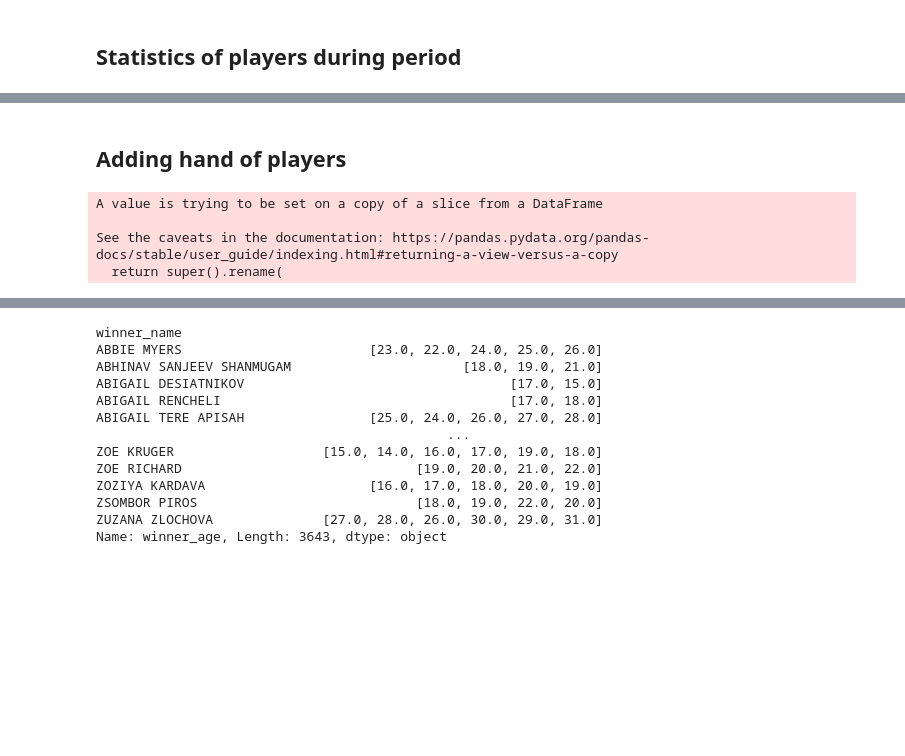
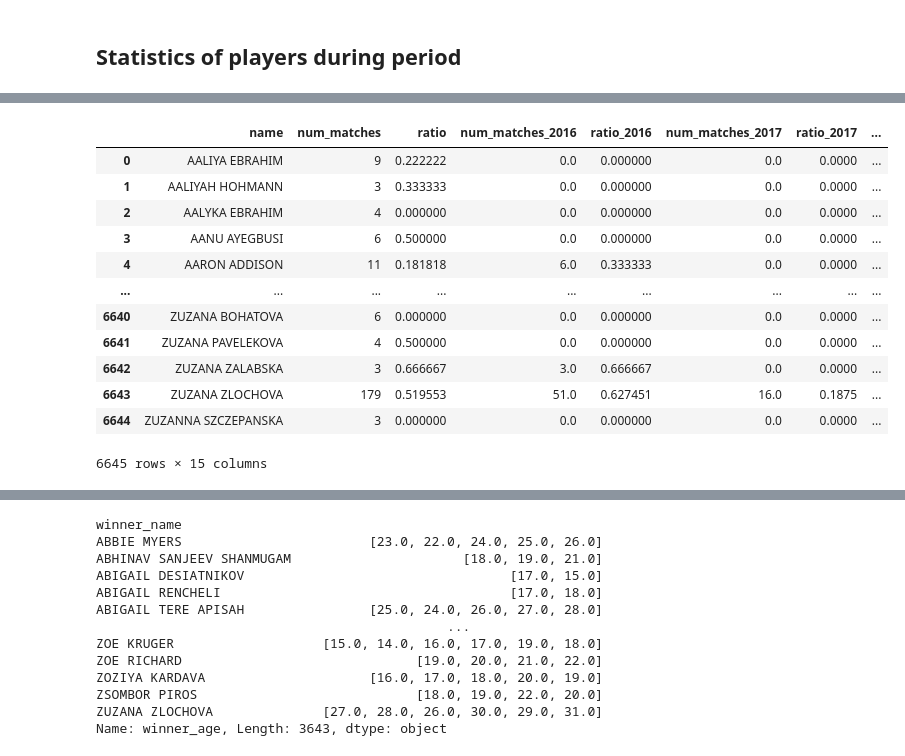
Before and after one commit to mimmo96/DM-project21, a Jupyter notebook: 4_Data_Preparation.ipynb, the cells around one changed output, grey strips where cells are left out. Cells and saved outputs as stored; diff of their text form; code cells hidden in the pictures; blank space fills up the shorter version.

Commit message:
ratio per year

```diff
--- a/4_Data_Preparation.ipynb
+++ b/4_Data_Preparation.ipynb
@@ -57,0 +31,3 @@ print(new_df)
+# %%
+df['tourney_date'] = pd.to_datetime(df['tourney_date'])
+df['tourney_year'] = df['tourney_date'].dt.year
@@ -147,0 +46,10 @@ print(new_df)
+# %%
+def create_df(series):
+    tmp = pd.DataFrame(series)
+    tmp.reset_index(inplace=True)
+    return tmp
+
+def count_occ(df, attr_to_count):
+    tmp = df[attr_to_count].value_counts(dropna=False)
+    tmp = create_df(tmp)
+    return tmp
@@ -148,5 +103,2 @@ print(new_df)
 # %% [markdown]
 ## Statistics of players during period
-# %%
-tourney_year=df['tourney_date'].str[:4].astype('int32')
-df['tourney_year']=tourney_year
@@ -207,13 +105,47 @@ Name: num_match_2016, Length: 4754, dtype: int64
-# %% [markdown]
-## Adding hand of players
-# %%
-value=create_new_colums('winner_hand','loser_hand','hand')
-value.at[180480, 'hand'] = 'R'
-value.drop_duplicates(inplace=True)
-
-#andare a rivedere l'indice dalla tabella originaria
-# %% [output]
-A value is trying to be set on a copy of a slice from a DataFrame
-
-See the caveats in the documentation: https://pandas.pydata.org/pandas-docs/stable/user_guide/indexing.html#returning-a-view-versus-a-copy
-  return super().rename(
+# %%
+years=df['tourney_year'].unique()
+years.sort()
+for year in years:
+    num_matches_year = df[df['tourney_year']==year] #takes only matches of a year
+    num_m_y = 'num_matches_'+str(year)
+
+    #matches won per player
+    num_matches_won = count_occ(num_matches_year, 'winner_name')
+    num_matches_won.set_axis(['name', num_m_y], axis=1, inplace=True)
+
+    #matches loss per player
+    num_matches_loss = count_occ(num_matches_year, 'loser_name')
+    num_matches_loss.set_axis(['name', num_m_y], axis=1, inplace=True)
+
+    #total matches per player
+    num_matches = num_matches_won.append(num_matches_loss)
+    num_matches = num_matches.groupby(['name'])[num_m_y].sum()
+    num_matches = create_df(num_matches)
+    num_matches.set_axis(['name', num_m_y], axis=1, inplace=True)
+
+    #add ratio
+    num_matches_won.set_axis(['name', 'num_matches_won'], axis=1, inplace=True) #rename attribute 'num_matches' to 'num_matches_won', otherwise we could have a conflict
+    num_matches = pd.merge(num_matches, num_matches_won, how = 'left', on = 'name')
+    num_matches['ratio_'+str(year)] = num_matches['num_matches_won']/num_matches[num_m_y]
+    num_matches.fillna(0, inplace = True)
+    del num_matches['num_matches_won']
+
+    #add to our player profile ratio and matches of current year
+    player_profile = pd.merge(player_profile, num_matches, how = 'left', on = 'name')
+    player_profile.fillna(0, inplace = True) #players with no matches during a year
+
+player_profile
+# %% [output]
+|  | name | num_matches | ratio | num_matches_2016 | ratio_2016 | num_matches_2017 | ratio_2017 | ... |
+| 0 | AALIYA EBRAHIM | 9 | 0.222222 | 0.0 | 0.000000 | 0.0 | 0.0000 | ... |
+| 1 | AALIYAH HOHMANN | 3 | 0.333333 | 0.0 | 0.000000 | 0.0 | 0.0000 | ... |
+| 2 | AALYKA EBRAHIM | 4 | 0.000000 | 0.0 | 0.000000 | 0.0 | 0.0000 | ... |
+| 3 | AANU AYEGBUSI | 6 | 0.500000 | 0.0 | 0.000000 | 0.0 | 0.0000 | ... |
+| 4 | AARON ADDISON | 11 | 0.181818 | 6.0 | 0.333333 | 0.0 | 0.0000 | ... |
+| ... | ... | ... | ... | ... | ... | ... | ... | ... |
+| 6640 | ZUZANA BOHATOVA | 6 | 0.000000 | 0.0 | 0.000000 | 0.0 | 0.0000 | ... |
+| 6641 | ZUZANA PAVELEKOVA | 4 | 0.500000 | 0.0 | 0.000000 | 0.0 | 0.0000 | ... |
+| 6642 | ZUZANA ZALABSKA | 3 | 0.666667 | 3.0 | 0.666667 | 0.0 | 0.0000 | ... |
+| 6643 | ZUZANA ZLOCHOVA | 179 | 0.519553 | 51.0 | 0.627451 | 16.0 | 0.1875 | ... |
+| 6644 | ZUZANNA SZCZEPANSKA | 3 | 0.000000 | 0.0 | 0.000000 | 0.0 | 0.0000 | ... |
+6645 rows × 15 columns
```
Also changed, not shown: parts of 26 cells of this notebook.
